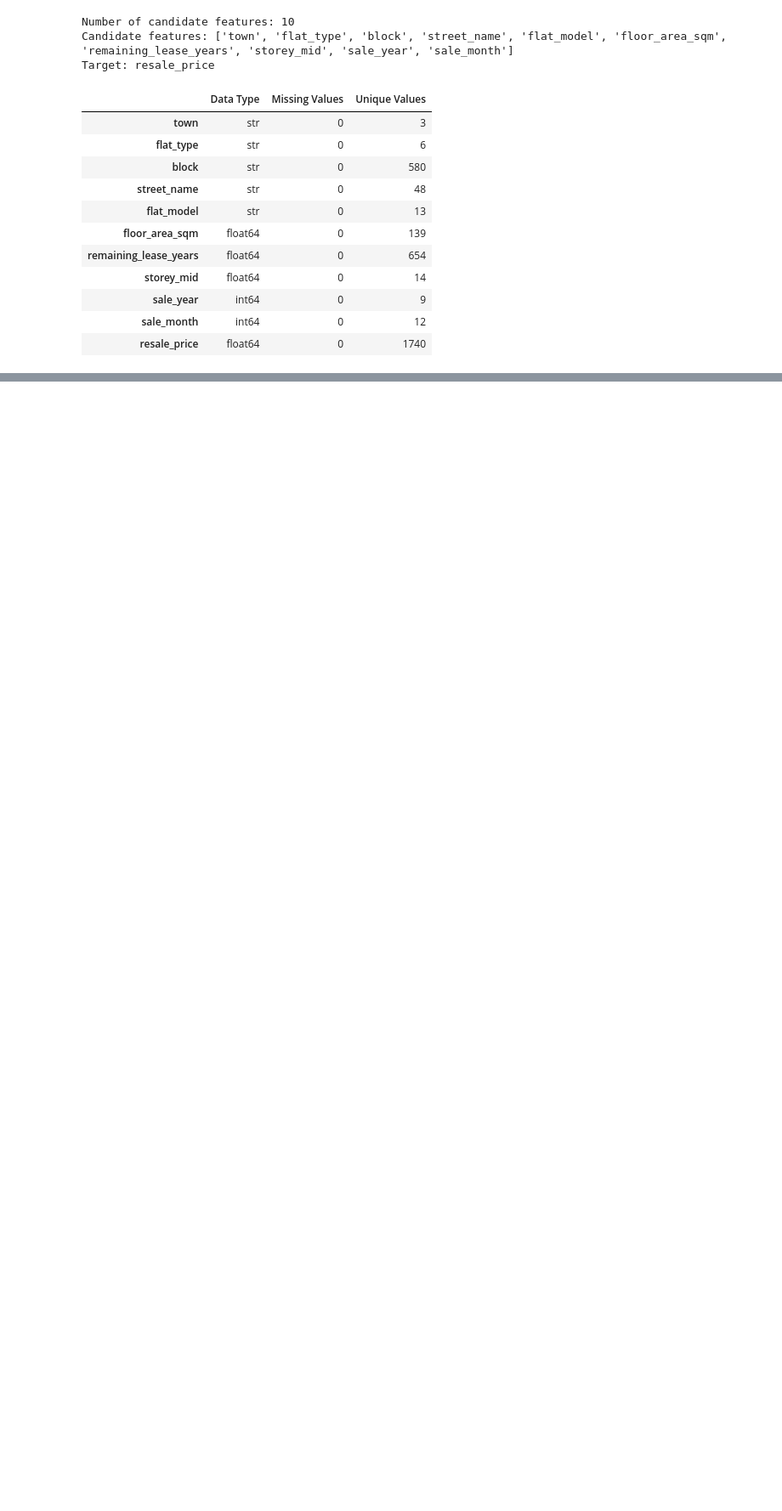
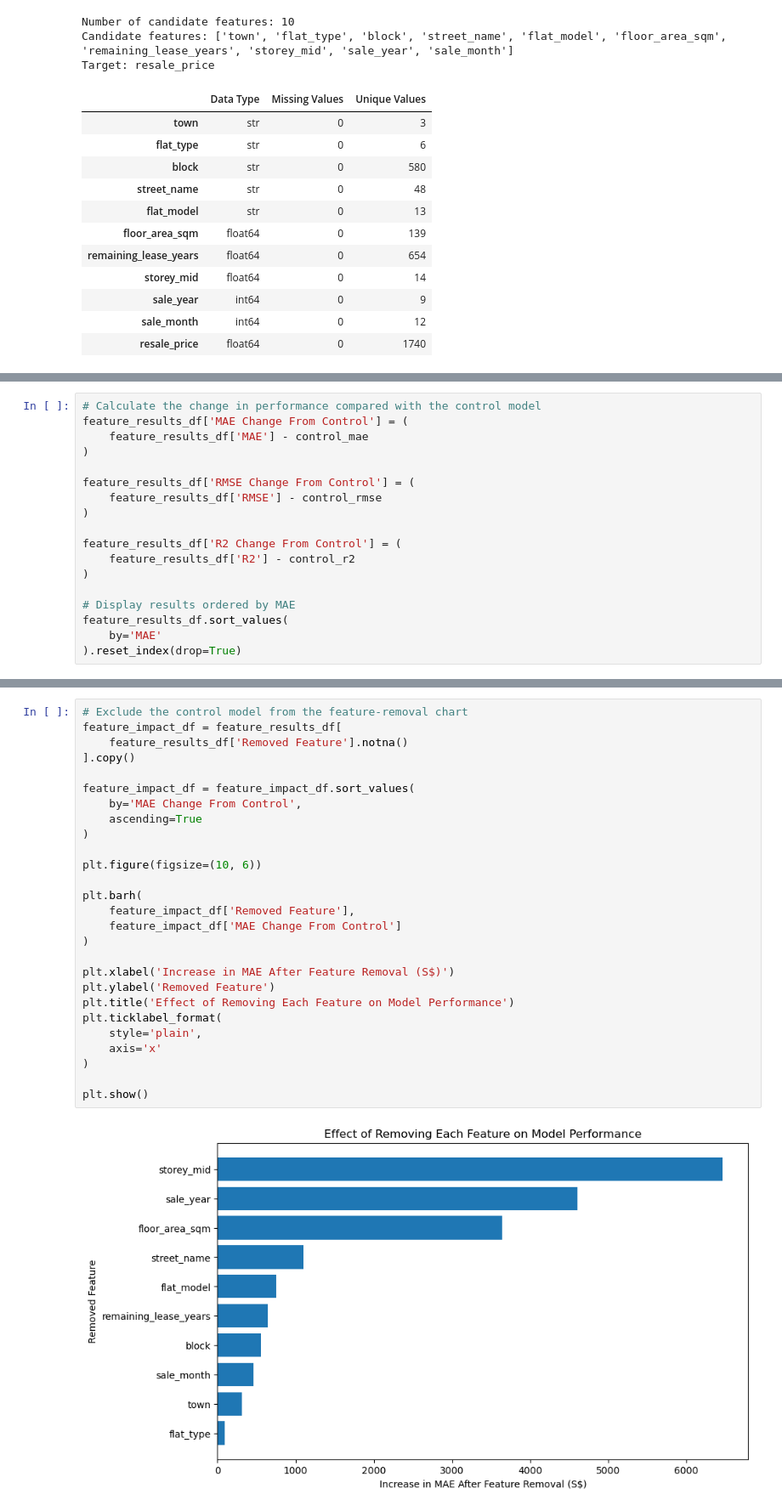
Before and after one commit to zephen1234/mldp-project, a Jupyter notebook: MLDP Program Codes Submission .ipynb, the cells around one changed output, grey strips where cells are left out. Shown at 85% size. Cells and saved outputs as stored; diff of their text form; blank space fills up the shorter version.

```diff
--- a/MLDP Program Codes Submission .ipynb
+++ b/MLDP Program Codes Submission .ipynb
@@ -442,0 +1279,18 @@ Target: resale_price
+# %%
+# Calculate the change in performance compared with the control model
+feature_results_df['MAE Change From Control'] = (
+    feature_results_df['MAE'] - control_mae
+)
+
+feature_results_df['RMSE Change From Control'] = (
+    feature_results_df['RMSE'] - control_rmse
+)
+
+feature_results_df['R2 Change From Control'] = (
+    feature_results_df['R2'] - control_r2
+)
+
+# Display results ordered by MAE
+feature_results_df.sort_values(
+    by='MAE'
+).reset_index(drop=True)
@@ -442,0 +1326,29 @@ Target: resale_price
+# %%
+# Exclude the control model from the feature-removal chart
+feature_impact_df = feature_results_df[
+    feature_results_df['Removed Feature'].notna()
+].copy()
+
+feature_impact_df = feature_impact_df.sort_values(
+    by='MAE Change From Control',
+    ascending=True
+)
+
+plt.figure(figsize=(10, 6))
+
+plt.barh(
+    feature_impact_df['Removed Feature'],
+    feature_impact_df['MAE Change From Control']
+)
+
+plt.xlabel('Increase in MAE After Feature Removal (S$)')
+plt.ylabel('Removed Feature')
+plt.title('Effect of Removing Each Feature on Model Performance')
+plt.ticklabel_format(
+    style='plain',
+    axis='x'
+)
+
+plt.show()
+# %% [output]
+[figure, added]
```
Also changed, not shown: parts of 45 cells of this notebook.
